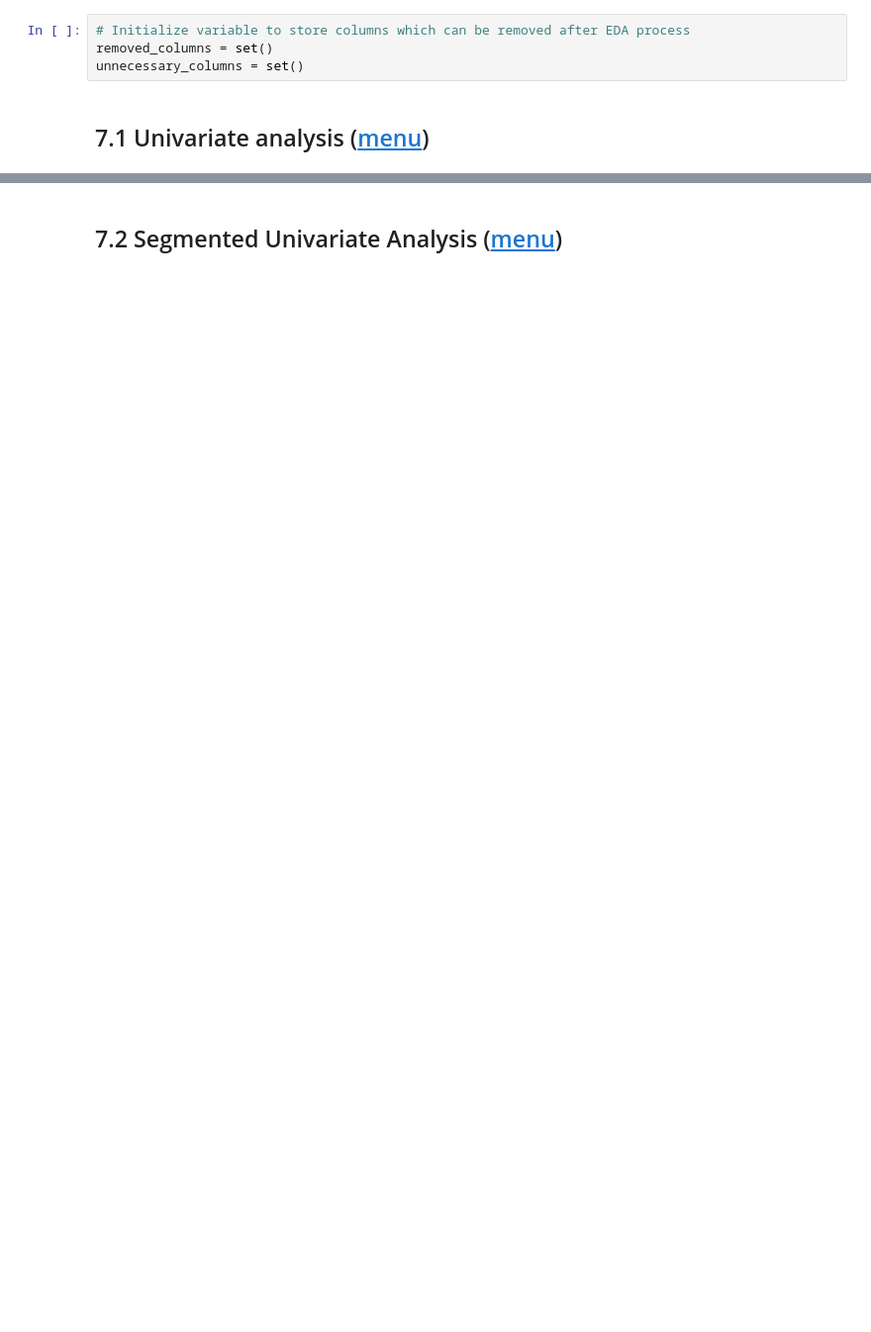
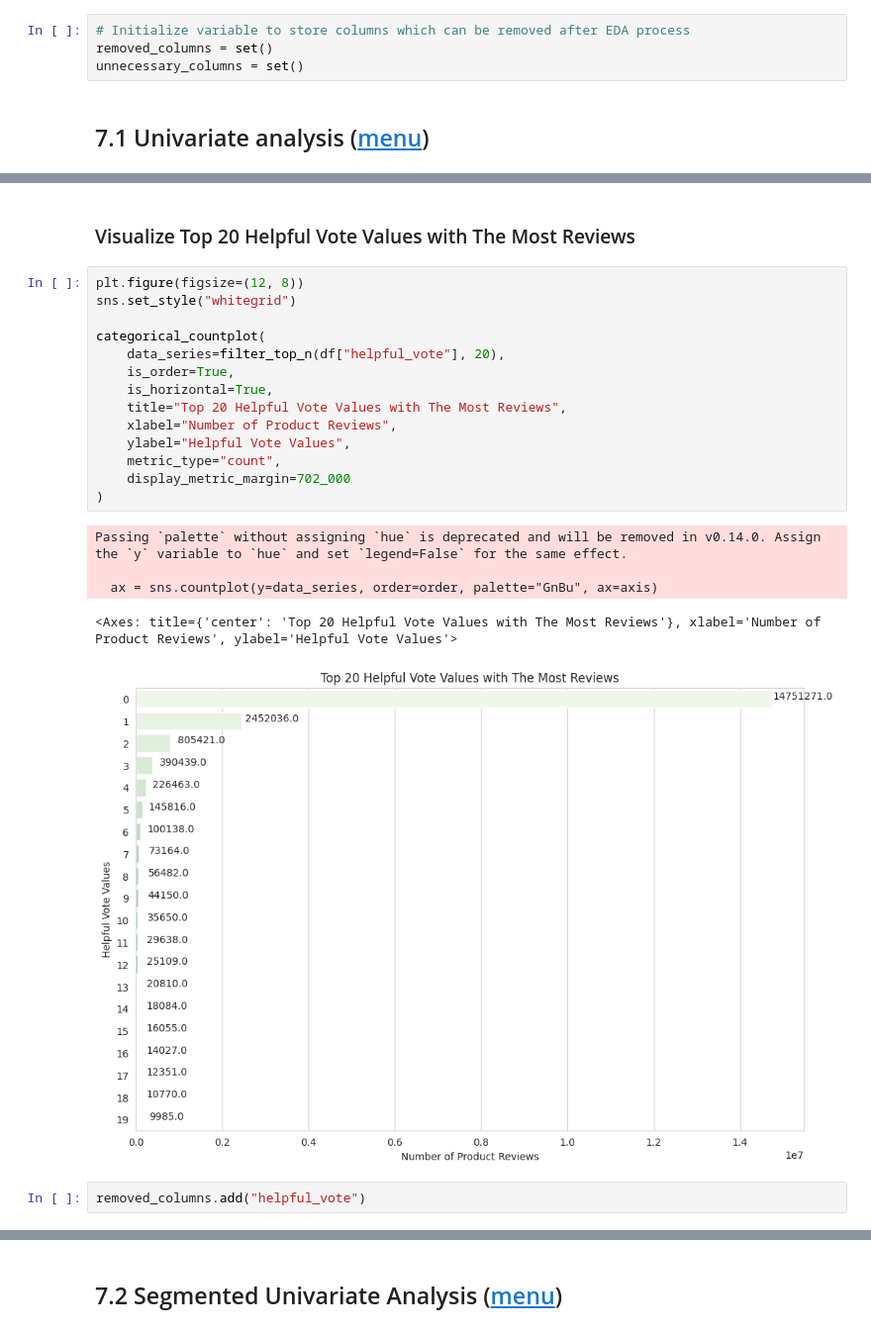
Before and after one commit to learninq/Master-Thesis-Sentiment-Analysis, a Jupyter notebook: 01.sentiment_analysis_dev.ipynb, the cells around one changed output, grey strips where cells are left out. Shown at 99% size. Cells and saved outputs as stored; diff of their text form; blank space fills up the shorter version.

```diff
--- a/01.sentiment_analysis_dev.ipynb
+++ b/01.sentiment_analysis_dev.ipynb
@@ -606,0 +700,24 @@ unnecessary_columns = set()
+# %% [markdown]
+### Visualize Top 20 Helpful Vote Values with The Most Reviews
+# %%
+plt.figure(figsize=(12, 8))
+sns.set_style("whitegrid")
+
+categorical_countplot(
+    data_series=filter_top_n(df["helpful_vote"], 20),
+    is_order=True,
+    is_horizontal=True,
+    title="Top 20 Helpful Vote Values with The Most Reviews",
+    xlabel="Number of Product Reviews",
+    ylabel="Helpful Vote Values",
+    metric_type="count",
+    display_metric_margin=702_000
+)
+# %% [output]
+Passing `palette` without assigning `hue` is deprecated and will be removed in v0.14.0. Assign the `y` variable to `hue` and set `legend=False` for the same effect.
+
+  ax = sns.countplot(y=data_series, order=order, palette="GnBu", ax=axis)
+<Axes: title={'center': 'Top 20 Helpful Vote Values with The Most Reviews'}, xlabel='Number of Product Reviews', ylabel='Helpful Vote Values'>
+[figure, added]
+# %%
+removed_columns.add("helpful_vote")
```
Also changed, not shown: parts of 82 cells of this notebook.
